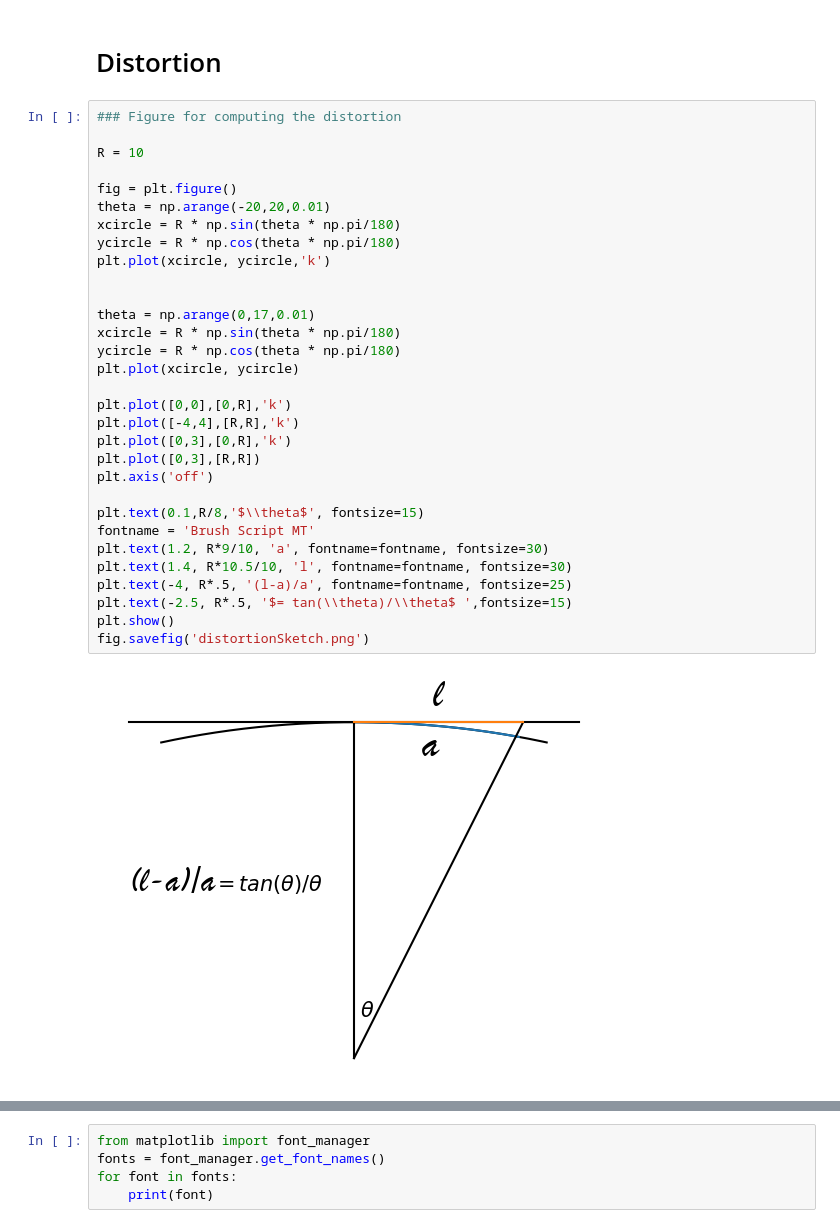
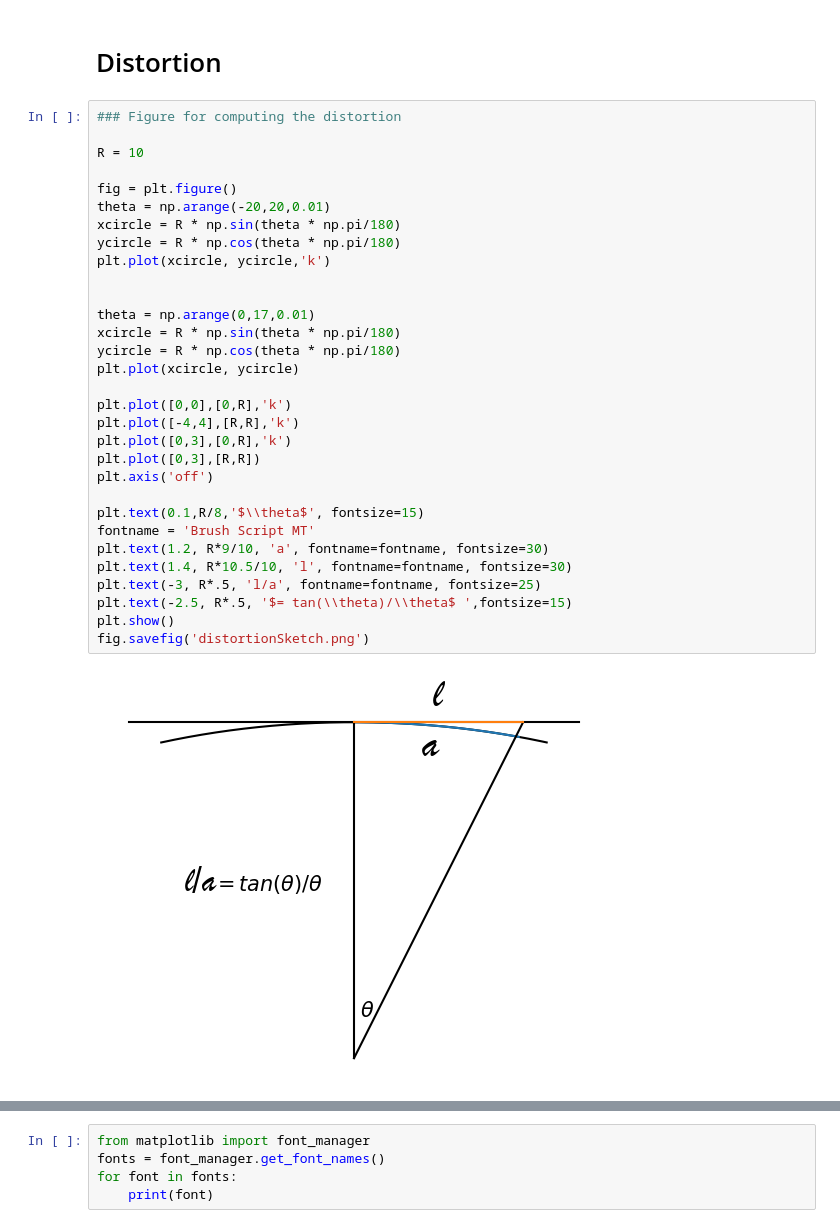
Before and after one commit to spacetelescope/skymap, a Jupyter notebook: notebook/Tessellation.ipynb, the cells around one changed output, grey strips where cells are left out. Saved outputs shown, nothing was run; the diff lists cells and outputs as text.

```diff
--- a/notebook/Tessellation.ipynb
+++ b/notebook/Tessellation.ipynb
@@ -1462,32 +1462,32 @@ print(_si.L_sun)
 ### Figure for computing the distortion
 
 R = 10
 
 fig = plt.figure()
 theta = np.arange(-20,20,0.01)
 xcircle = R * np.sin(theta * np.pi/180)
 ycircle = R * np.cos(theta * np.pi/180)
 plt.plot(xcircle, ycircle,'k')
 
 
 theta = np.arange(0,17,0.01)
 xcircle = R * np.sin(theta * np.pi/180)
 ycircle = R * np.cos(theta * np.pi/180)
 plt.plot(xcircle, ycircle)
 
 plt.plot([0,0],[0,R],'k')
 plt.plot([-4,4],[R,R],'k')
 plt.plot([0,3],[0,R],'k')
 plt.plot([0,3],[R,R])
 plt.axis('off')
 
 plt.text(0.1,R/8,'$\\theta$', fontsize=15)
 fontname = 'Brush Script MT'
 plt.text(1.2, R*9/10, 'a', fontname=fontname, fontsize=30)
 plt.text(1.4, R*10.5/10, 'l', fontname=fontname, fontsize=30)
-plt.text(-4, R*.5, '(l-a)/a', fontname=fontname, fontsize=25)
+plt.text(-3, R*.5, 'l/a', fontname=fontname, fontsize=25)
 plt.text(-2.5, R*.5, '$= tan(\\theta)/\\theta$ ',fontsize=15)
 plt.show()
 fig.savefig('distortionSketch.png')
 # %% [output]
-[figure, old version]
+[figure, new version]
```
Also changed, not shown: parts of 7 cells of this notebook.
